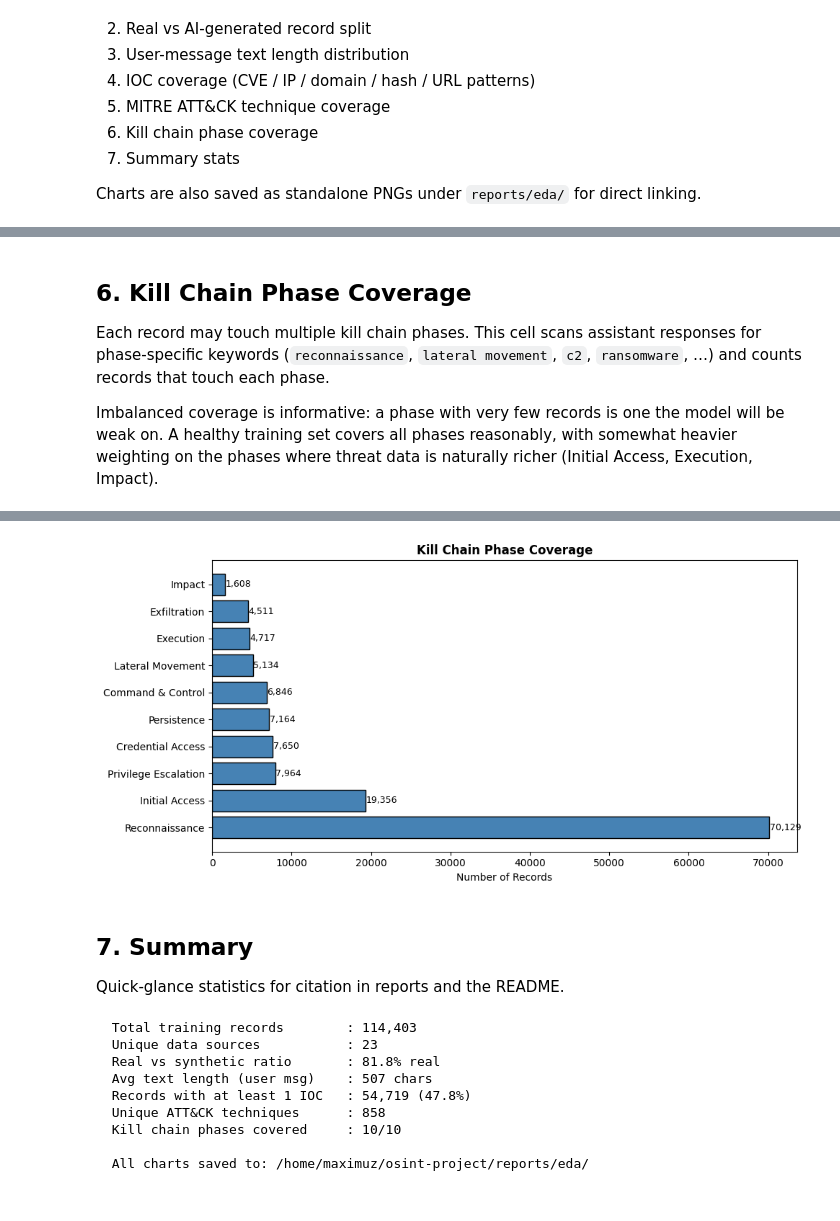
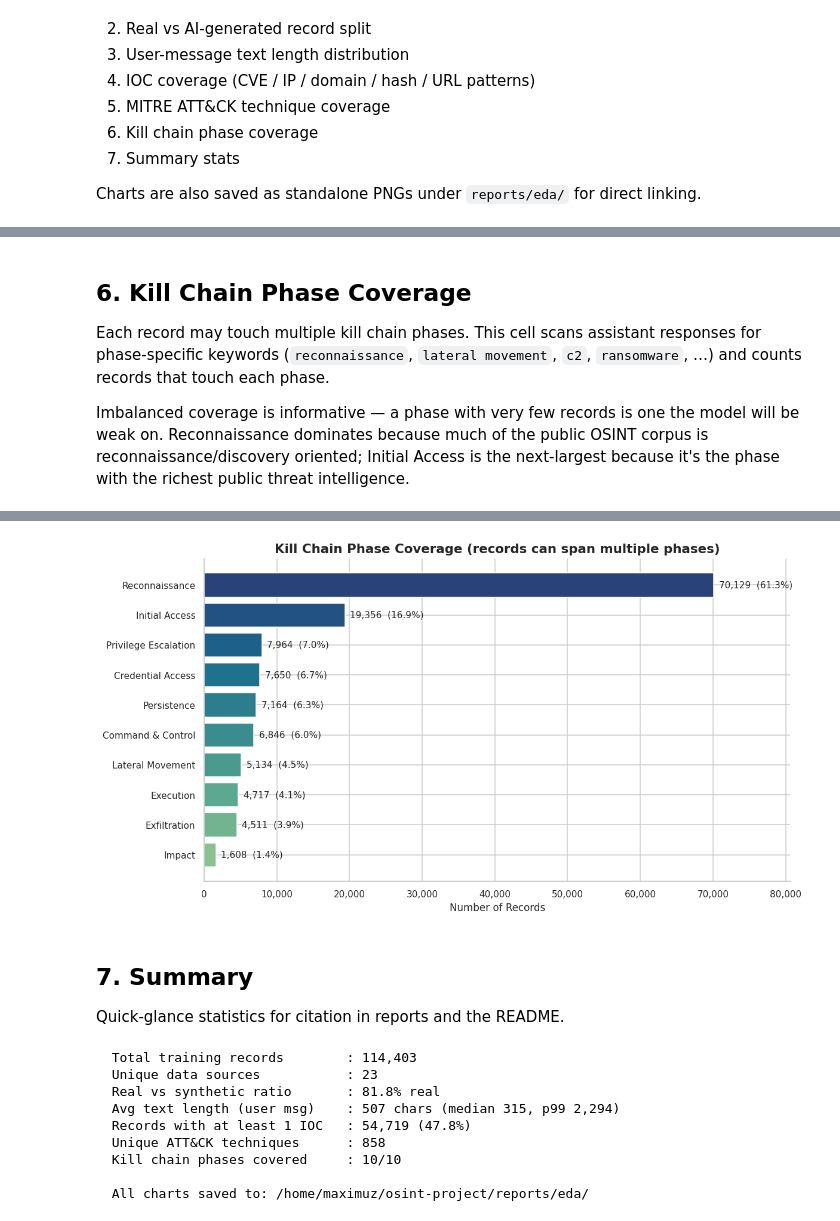
Before and after one commit to m-maximuz/TextScout, a Jupyter notebook: eda.ipynb, the cells around one changed output, grey strips where cells are left out. Cells and saved outputs as stored; diff of their text form; code cells hidden in the pictures.

```diff
--- a/eda.ipynb
+++ b/eda.ipynb
@@ -236,14 +331,0 @@ A wide spread across techniques is desirable — narrow coverage would mean the
-# %%
-all_techniques = []
-for r in records:
-    msgs = r.get("messages", [])
-    full_text = " ".join(m["content"] for m in msgs)
-    techs = re.findall(r'T\d{4}(?:\.\d{3})?', full_text)
-    all_techniques.extend(techs)
-
-tech_counter = collections.Counter(all_techniques)
-print(f"  Unique techniques referenced : {len(tech_counter):,}")
-print(f"  Total technique mentions     : {sum(tech_counter.values()):,}")
-print(f"\n  Top 15 most referenced techniques:")
-for tech, count in tech_counter.most_common(15):
-    print(f"    {tech}  x{count}")
@@ -272,7 +373,7 @@ for tech, count in tech_counter.most_common(15):
 
 Each record may touch multiple kill chain phases. This cell scans assistant responses for phase-specific keywords (`reconnaissance`, `lateral movement`, `c2`, `ransomware`, …) and counts records that touch each phase.
 
-Imbalanced coverage is informative: a phase with very few records is one the model will be weak on. A healthy training set covers all phases reasonably, with somewhat heavier weighting on the phases where threat data is naturally richer (Initial Access, Execution, Impact).
+Imbalanced coverage is informative — a phase with very few records is one the model will be weak on. Reconnaissance dominates because much of the public OSINT corpus is reconnaissance/discovery oriented; Initial Access is the next-largest because it's the phase with the richest public threat intelligence.
 # %%
 kill_chain_keywords = {
     "Reconnaissance":       ['reconnaissance', 'recon', 'scanning', 'enumeration', 'osint'],
@@ -289,28 +390,38 @@ kill_chain_keywords = {
 
 phase_counts = collections.defaultdict(int)
 for r in records:
-    msgs = r.get("messages", [])
-    asst_text = next((m["content"].lower() for m in msgs if m["role"] == "assistant"), "")
-    for phase, keywords in kill_chain_keywords.items():
-        if any(kw in asst_text for kw in keywords):
+    asst_text = next((m["content"].lower() for m in r.get("messages", [])
+                      if m["role"] == "assistant"), "")
+    for phase, kws in kill_chain_keywords.items():
+        if any(kw in asst_text for kw in kws):
             phase_counts[phase] += 1
 
-print("  (Records can cover multiple phases)\n")
+print("  Records by kill chain phase (records can cover multiple):\n")
 for phase, count in sorted(phase_counts.items(), key=lambda x: -x[1]):
-    bar = "█" * int(count / total * 30)
-    print(f"  {phase:<25} {count:>6} ({count/total*100:.1f}%)  {bar}")
+    print(f"    {phase:<24} {count:>6,} ({count / total * 100:5.1f}%)")
 
-fig, ax = plt.subplots(figsize=(10, 5))
-phases = list(phase_counts.keys())
-counts = [phase_counts[p] for p in phases]
-sorted_pairs = sorted(zip(counts, phases), reverse=True)
-counts, phases = zip(*sorted_pairs)
-ax.barh(phases, counts, color='steelblue', edgecolor='black')
+pairs = sorted(phase_counts.items(), key=lambda x: x[1])  # ascending so top of chart = largest
+phases = [p for p, _ in pairs]
+counts = [c for _, c in pairs]
+pcts   = [c / total * 100 for c in counts]
+
+fig, ax = plt.subplots(figsize=(11, 6))
+palette = sns.color_palette("crest", n_colors=len(phases))
+y_pos   = list(range(len(phases)))
+ax.barh(y_pos, counts, color=palette, edgecolor="white")
+ax.set_yticks(y_pos)
+ax.set_yticklabels(phases)
 ax.set_xlabel("Number of Records")
-ax.set_title("Kill Chain Phase Coverage", fontweight='bold')
-for i, v in enumerate(counts):
-    ax.text(v + 50, i, f'{v:,}', va='center', fontsize=9)
+ax.set_title("Kill Chain Phase Coverage (records can span multiple phases)")
+ax.xaxis.set_major_formatter(THOUSANDS)
+
+xmax = max(counts)
+ax.set_xlim(0, xmax * 1.15)
+for y, v, p in zip(y_pos, counts, pcts):
+    ax.text(v + xmax * 0.01, y, f"{v:,}  ({p:.1f}%)",
+            va="center", ha="left", fontsize=10)
+sns.despine(ax=ax)
 plt.tight_layout()
-plt.savefig(f"{OUT_DIR}/kill_chain_coverage.png", dpi=150)
+plt.savefig(f"{OUT_DIR}/kill_chain_coverage.png")
 plt.show()
 # %% [output]
@@ -329,4 +440,4 @@ plt.show()
-[figure, old version]
+[figure, new version]
 # %% [markdown]
 ## 7. Summary
 
@@ -335,16 +446,17 @@ Quick-glance statistics for citation in reports and the README.
 print(f"  Total training records        : {total:,}")
 print(f"  Unique data sources           : {len(source_counts)}")
 print(f"  Real vs synthetic ratio       : {real_count/total*100:.1f}% real")
-print(f"  Avg text length (user msg)    : {statistics.mean(lengths):.0f} chars")
-print(f"  Records with at least 1 IOC   : {total - ioc_counts['no_ioc']:,} ({(total-ioc_counts['no_ioc'])/total*100:.1f}%)")
-print(f"  Unique ATT&CK techniques      : {len(tech_counter)}")
+print(f"  Avg text length (user msg)    : {lengths_np.mean():.0f} chars (median {p50:,}, p99 {p99:,})")
+print(f"  Records with at least 1 IOC   : {total - no_ioc:,} ({(total - no_ioc)/total*100:.1f}%)")
+print(f"  Unique ATT&CK techniques      : {len(tech_counter):,}")
 print(f"  Kill chain phases covered     : {len([p for p,c in phase_counts.items() if c > 0])}/10")
-print(f"\n  All charts saved to: {OUT_DIR}/")
+print()
+print(f"  All charts saved to: {OUT_DIR}/")
 # %% [output]
   Total training records        : 114,403
   Unique data sources           : 23
   Real vs synthetic ratio       : 81.8% real
-  Avg text length (user msg)    : 507 chars
+  Avg text length (user msg)    : 507 chars (median 315, p99 2,294)
   Records with at least 1 IOC   : 54,719 (47.8%)
   Unique ATT&CK techniques      : 858
   Kill chain phases covered     : 10/10
```
Also changed, not shown: parts of 19 cells of this notebook, 6 other files.
